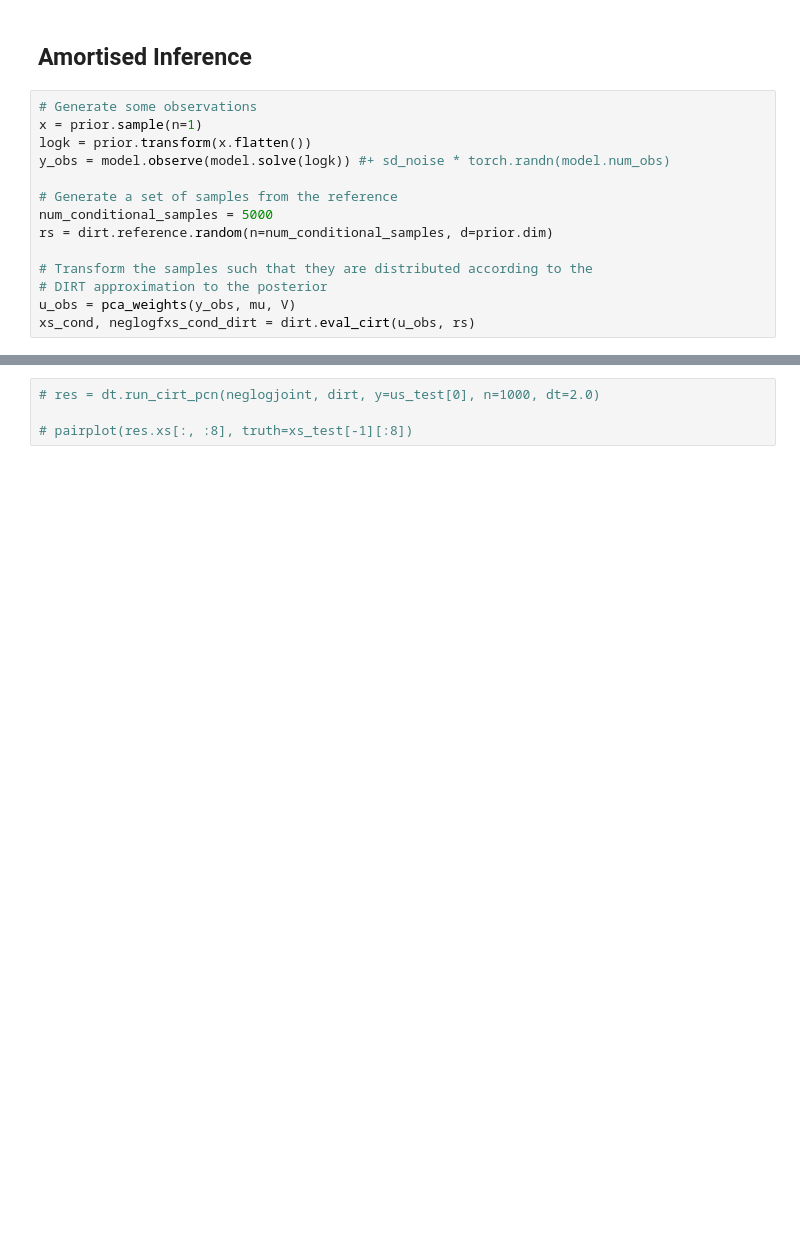
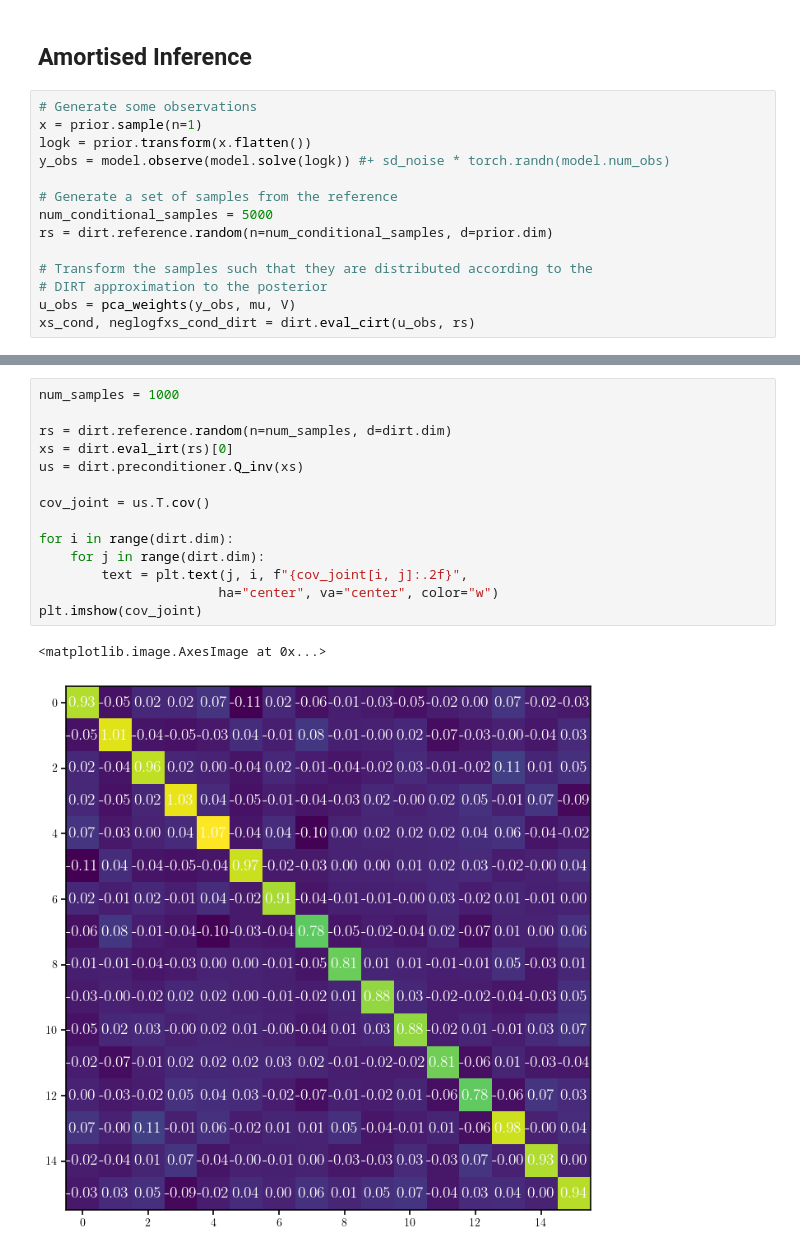
Before and after one commit to DeepTransport/deep-tensor-py, a Jupyter notebook: docs/examples/poisson/example_amortised_kl.ipynb, the cells around one changed output, grey strips where cells are left out. Saved outputs shown, nothing was run; the diff lists cells and outputs as text; blank space fills up the shorter version.

```diff
--- a/docs/examples/poisson/example_amortised_kl.ipynb
+++ b/docs/examples/poisson/example_amortised_kl.ipynb
@@ -395,4 +428,17 @@ tensor(18.1485)
-# %%
-# res = dt.run_cirt_pcn(neglogjoint, dirt, y=us_test[0], n=1000, dt=2.0)
-
-# pairplot(res.xs[:, :8], truth=xs_test[-1][:8])
+# %%
+num_samples = 1000
+
+rs = dirt.reference.random(n=num_samples, d=dirt.dim)
+xs = dirt.eval_irt(rs)[0]
+us = dirt.preconditioner.Q_inv(xs)
+
+cov_joint = us.T.cov()
+
+for i in range(dirt.dim):
+    for j in range(dirt.dim):
+        text = plt.text(j, i, f"{cov_joint[i, j]:.2f}",
+                       ha="center", va="center", color="w")
+plt.imshow(cov_joint)
+# %% [output]
+<matplotlib.image.AxesImage at 0x...>
+[figure, added]
```
Also changed, not shown: parts of 15 cells of this notebook, 5 other files.
